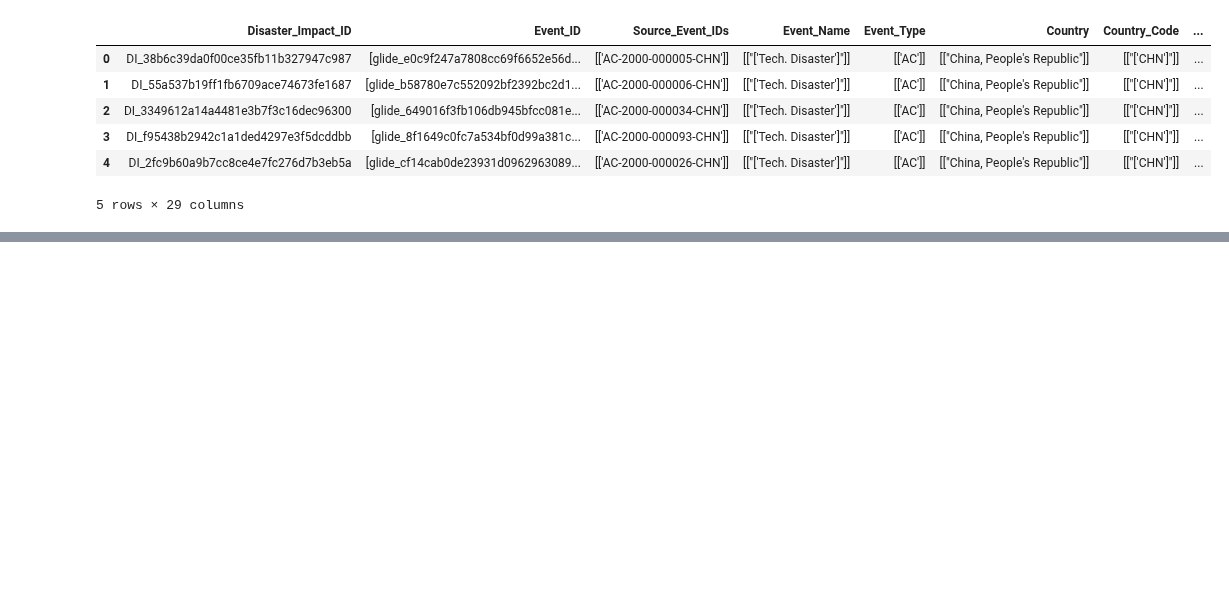
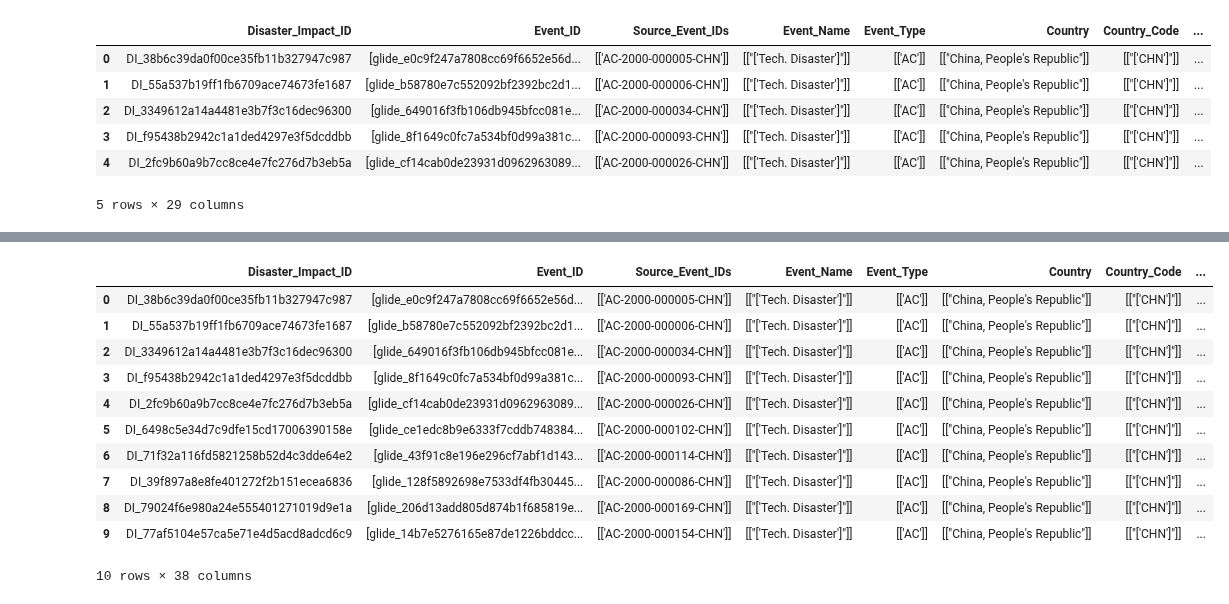
Before and after one commit to mapaction/disaster-impact, a Jupyter notebook: notebooks/new_sandbox.ipynb, the cells around one changed output, grey strips where cells are left out. Cells and saved outputs as stored; diff of their text form; code cells hidden in the pictures; blank space fills up the shorter version.

Commit message:
Create boolean columns based on Event_ID

```diff
--- a/notebooks/new_sandbox.ipynb
+++ b/notebooks/new_sandbox.ipynb
@@ -114,0 +133,33 @@ display(analysis_df.head())
+# %%
+def has_prefix(id_list, prefix):
+    if isinstance(id_list, list):
+        return any(str(item).startswith(prefix + "_") for item in id_list)
+    return False
+
+analysis_df['gdacs'] = analysis_df['Event_ID'].apply(lambda lst: has_prefix(lst, 'gdacs'))
+analysis_df['glide'] = analysis_df['Event_ID'].apply(lambda lst: has_prefix(lst, 'glide'))
+analysis_df['cerf']  = analysis_df['Event_ID'].apply(lambda lst: has_prefix(lst, 'cerf'))
+analysis_df['charter'] = analysis_df['Event_ID'].apply(lambda lst: has_prefix(lst, 'disaster_charter'))
+analysis_df['emdat'] = analysis_df['Event_ID'].apply(lambda lst: has_prefix(lst, 'emdat'))
+analysis_df['idmc']  = analysis_df['Event_ID'].apply(lambda lst: has_prefix(lst, 'idmc'))
+analysis_df['dref']  = analysis_df['Event_ID'].apply(lambda lst: has_prefix(lst, 'dref'))
+analysis_df['ifrc']  = analysis_df['Event_ID'].apply(lambda lst: has_prefix(lst, 'ifrc'))
+
+analysis_df['nb_sources'] = analysis_df[[
+    'gdacs','glide','cerf','charter','emdat','idmc','dref','ifrc'
+]].sum(axis=1)
+
+display(analysis_df.head(10))
+# %% [output]
+|  | Disaster_Impact_ID | Event_ID | Source_Event_IDs | Event_Name | Event_Type | Country | Country_Code | ... |
+| 0 | DI_38b6c39da0f00ce35fb11b327947c987 | [glide_e0c9f247a7808cc69f6652e56d... | [['AC-2000-000005-CHN']] | [["['Tech. Disaster']"]] | [['AC']] | [["China, People's Republic"]] | [["['CHN']"]] | ... |
+| 1 | DI_55a537b19ff1fb6709ace74673fe1687 | [glide_b58780e7c552092bf2392bc2d1... | [['AC-2000-000006-CHN']] | [["['Tech. Disaster']"]] | [['AC']] | [["China, People's Republic"]] | [["['CHN']"]] | ... |
+| 2 | DI_3349612a14a4481e3b7f3c16dec96300 | [glide_649016f3fb106db945bfcc081e... | [['AC-2000-000034-CHN']] | [["['Tech. Disaster']"]] | [['AC']] | [["China, People's Republic"]] | [["['CHN']"]] | ... |
+| 3 | DI_f95438b2942c1a1ded4297e3f5dcddbb | [glide_8f1649c0fc7a534bf0d99a381c... | [['AC-2000-000093-CHN']] | [["['Tech. Disaster']"]] | [['AC']] | [["China, People's Republic"]] | [["['CHN']"]] | ... |
+| 4 | DI_2fc9b60a9b7cc8ce4e7fc276d7b3eb5a | [glide_cf14cab0de23931d0962963089... | [['AC-2000-000026-CHN']] | [["['Tech. Disaster']"]] | [['AC']] | [["China, People's Republic"]] | [["['CHN']"]] | ... |
+| 5 | DI_6498c5e34d7c9dfe15cd17006390158e | [glide_ce1edc8b9e6333f7cddb748384... | [['AC-2000-000102-CHN']] | [["['Tech. Disaster']"]] | [['AC']] | [["China, People's Republic"]] | [["['CHN']"]] | ... |
+| 6 | DI_71f32a116fd5821258b52d4c3dde64e2 | [glide_43f91c8e196e296cf7abf1d143... | [['AC-2000-000114-CHN']] | [["['Tech. Disaster']"]] | [['AC']] | [["China, People's Republic"]] | [["['CHN']"]] | ... |
+| 7 | DI_39f897a8e8fe401272f2b151ecea6836 | [glide_128f5892698e7533df4fb30445... | [['AC-2000-000086-CHN']] | [["['Tech. Disaster']"]] | [['AC']] | [["China, People's Republic"]] | [["['CHN']"]] | ... |
+| 8 | DI_79024f6e980a24e555401271019d9e1a | [glide_206d13add805d874b1f685819e... | [['AC-2000-000169-CHN']] | [["['Tech. Disaster']"]] | [['AC']] | [["China, People's Republic"]] | [["['CHN']"]] | ... |
+| 9 | DI_77af5104e57ca5e71e4d5acd8adcd6c9 | [glide_14b7e5276165e87de1226bddcc... | [['AC-2000-000154-CHN']] | [["['Tech. Disaster']"]] | [['AC']] | [["China, People's Republic"]] | [["['CHN']"]] | ... |
+10 rows × 38 columns
```
Also changed, not shown: parts of 2 cells of this notebook.
